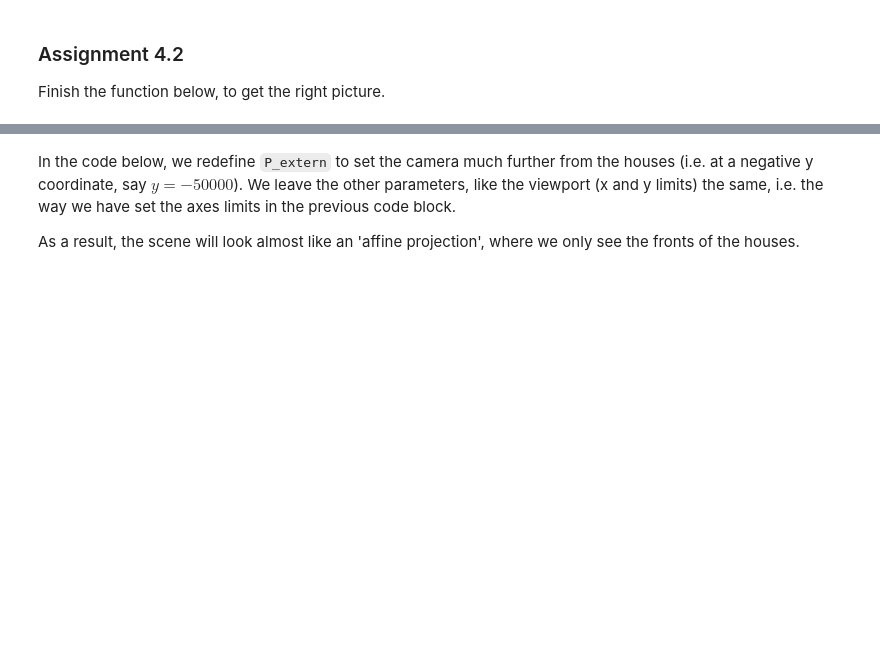
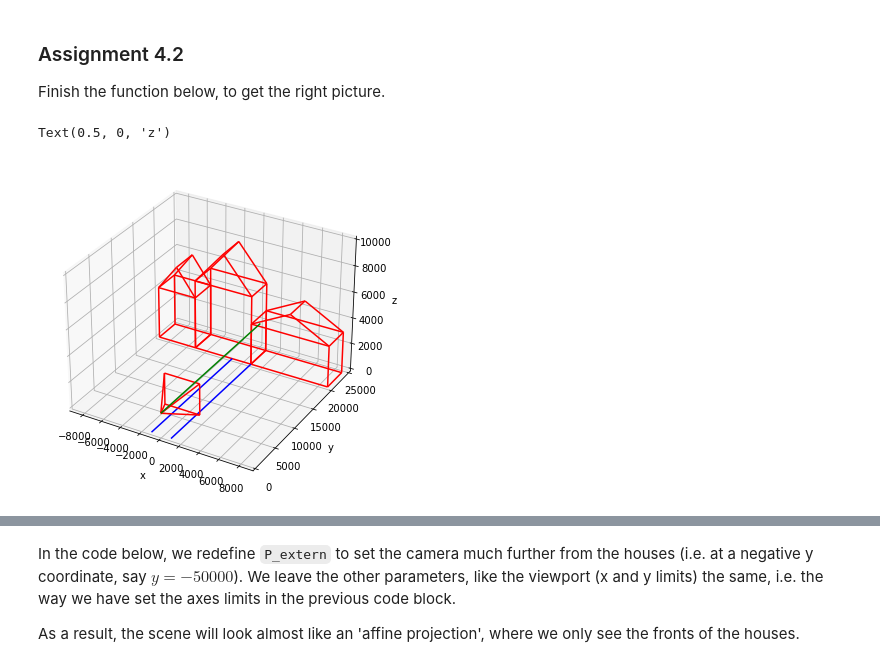
Before and after one commit to wesselpierik/Introduction-to-Computer-Vision, a Jupyter notebook: Week 5 Pinhole Camera/5_pinhole_camera.ipynb, the cells around one changed output, grey strips where cells are left out. Drawn from its saved outputs; the diff is of its cells as text; code cells hidden in the pictures; blank space fills up the shorter version.

```diff
--- a/Week 5 Pinhole Camera/5_pinhole_camera.ipynb
+++ b/Week 5 Pinhole Camera/5_pinhole_camera.ipynb
@@ -325,8 +433,10 @@ def three_houses():
 
     The description of the houses is given above.
     """
-    # YOUR CODE HERE (Replace this and the following line with your code)
-    raise NotImplementedError()
+    house = wireframe_house()
+    house1 = house
+    house2 = translate_3d_wireframe(scale_3d_wireframe(house, 1.5, 1, 4/3), 1, 0, 0)
+    house3 = translate_3d_wireframe(scale_3d_wireframe(house, 2, 1, 0.8), 2.5, 0, 0)
     return house1, house2, house3
 # %%
 house1, house2, house3 = three_houses()
@@ -390,8 +503,7 @@ def get_P_intern(focal_distance=50):
     Return the internal camera matrix (numpy array) for a given focal distance, as
     given by the information above.
     """
-    # YOUR CODE HERE (Replace this and the following line with your code)
-    raise NotImplementedError()
+    return np.array([[focal_distance, 0, 0], [0, focal_distance, 0], [0, 0, 1]])
 # %% [markdown]
 To draw the frustum we need to know where the camera is in the world coordinate system. That is why in the ``draw_frustum`` function we need both the internal and external camera matrices.
 # %%
@@ -446,41 +563,46 @@ The result of your code should be something like
 ### Assignment 4.2
 
 Finish the function below, to get the right picture.
-# %%
-def get_P_extern(distance=1700):
-    # YOUR CODE HERE (Replace this and the following line with your code)
-    raise NotImplementedError()
+# %%
+def get_P_extern(distance=1700):
+    return np.array([[-1, 0, 0, 0], [0, 0, 1, -distance], [0, 1, 0, 0]])
 # %%
 P_intern = get_P_intern()
 
 P_extern = get_P_extern()
 
 house1, house2, house3 = three_houses()
 
 house1mm = scale_3d_wireframe(house1, 4000, 4000, 4000)
 house1mm = translate_3d_wireframe(house1mm, -9000, 20000, 0)
 
 house2mm = scale_3d_wireframe(house2, 4000, 4000, 4000)
 house2mm = translate_3d_wireframe(house2mm, -9000, 20000, 0)
 
 house3mm = scale_3d_wireframe(house3, 4000, 4000, 4000)
 house3mm = translate_3d_wireframe(house3mm, -9000, 20000, 0)
 
-fig = plt.figure(figsize=(10,6))
-ax = fig.add_subplot(111, projection='3d')
-draw_frustum(ax, P_intern, P_extern, scale=100) ## large scale needed to see the frustum
+fig = plt.figure(figsize=(10, 6))
+ax = fig.add_subplot(111, projection="3d")
+draw_frustum(
+    ax, P_intern, P_extern, scale=100
+)  ## large scale needed to see the frustum
 draw_wireframe(ax, house1mm)
 draw_wireframe(ax, house2mm)
 draw_wireframe(ax, house3mm)
 
-lines_to_inf = (np.array([[-1000,0,0], [-1000,20000,0],
-                          [1000, 0, 0], [1000, 20000, 0]]),
-                np.array([[0,1], [2,3]]))
-draw_wireframe(ax, lines_to_inf, colors='b')
-ax.set_zlim(0, 10000);
-ax.set_xlabel('x')
-ax.set_ylabel('y')
-ax.set_zlabel('z');
+lines_to_inf = (
+    np.array([[-1000, 0, 0], [-1000, 20000, 0], [1000, 0, 0], [1000, 20000, 0]]),
+    np.array([[0, 1], [2, 3]]),
+)
+draw_wireframe(ax, lines_to_inf, colors="b")
+ax.set_zlim(0, 10000)
+ax.set_xlabel("x")
+ax.set_ylabel("y")
+ax.set_zlabel("z")
+# %% [output]
+Text(0.5, 0, 'z')
+[figure, added]
 # %% [markdown]
 Now we are in a position to see what the camera 'sees'. The result of the next cell should be something like
 <img src="https://staff.fnwi.uva.nl/r.vandenboomgaard/ComputerVision/_static/scene_view1.png" width="800" />
```
Also changed, not shown: parts of 38 cells of this notebook.
